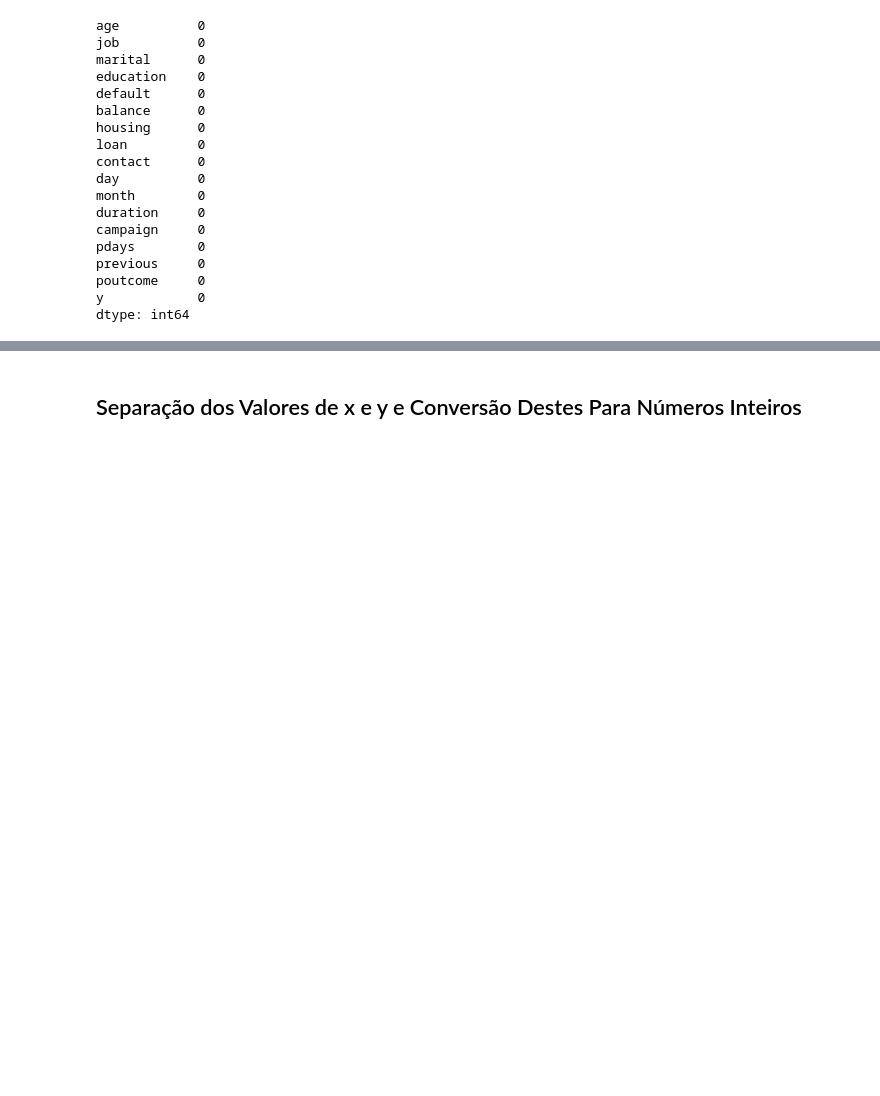
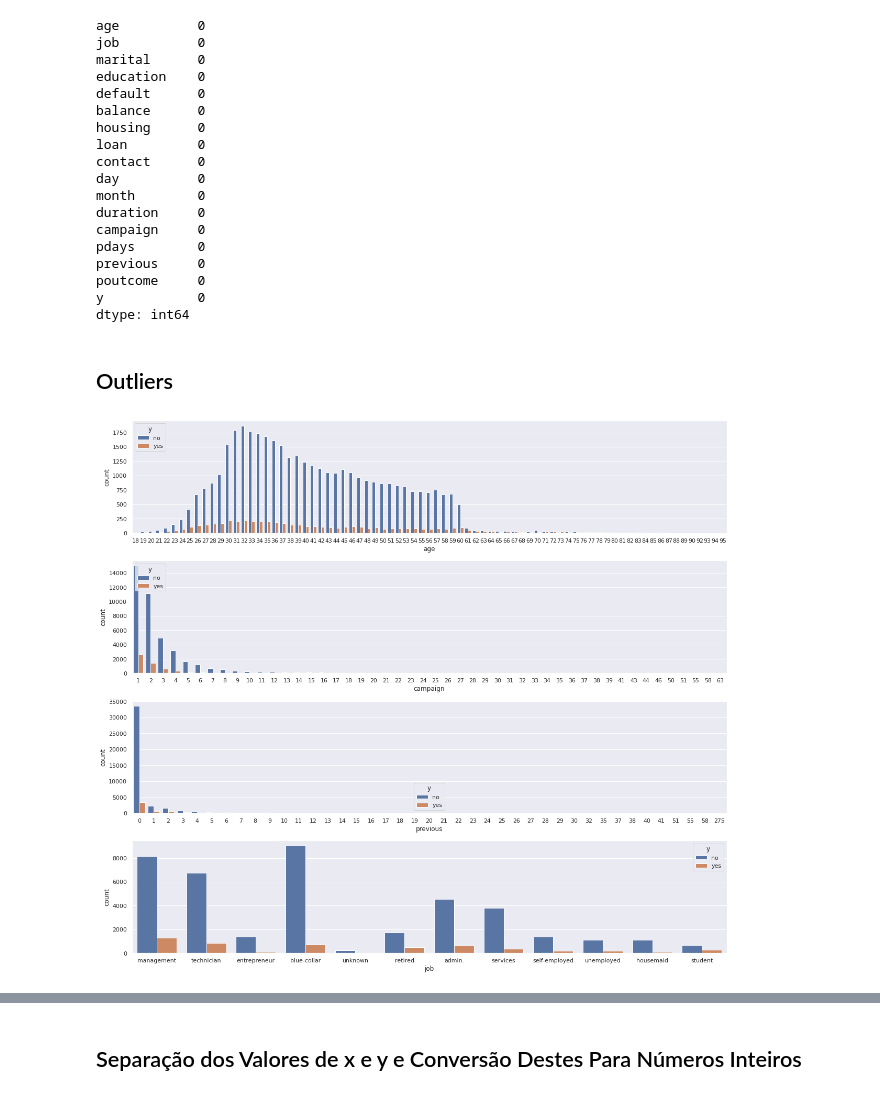
Before and after one commit to aasb2/Classificador-de-Bayes-Ingenuo, a Jupyter notebook: PROJETO/Bayes.ipynb, the cells around one changed output, grey strips where cells are left out. Saved outputs shown, nothing was run; the diff lists cells and outputs as text; code cells hidden in the pictures; blank space fills up the shorter version.

```diff
--- a/PROJETO/Bayes.ipynb
+++ b/PROJETO/Bayes.ipynb
@@ -91,3 +94,18 @@ previous     0
 poutcome     0
 y            0
 dtype: int64
+# %% [markdown]
+## Outliers
+# %%
+def count_plot(df, columns, config, tam):
+    x,y = tam
+    linha, coluna = config
+    plt.figure(figsize=(x, y))
+    for indx, var  in enumerate(columns):
+        plt.subplot(linha, coluna, indx+1)
+        g = sns.countplot(df[var], hue= df['y'])
+    plt.tight_layout()
+# %%
+count_plot(df, ['age', 'campaign', 'previous', 'job'], (4,1), (17,15))
+# %% [output]
+[figure, added]
```
Also changed, not shown: parts of 5 cells of this notebook.
